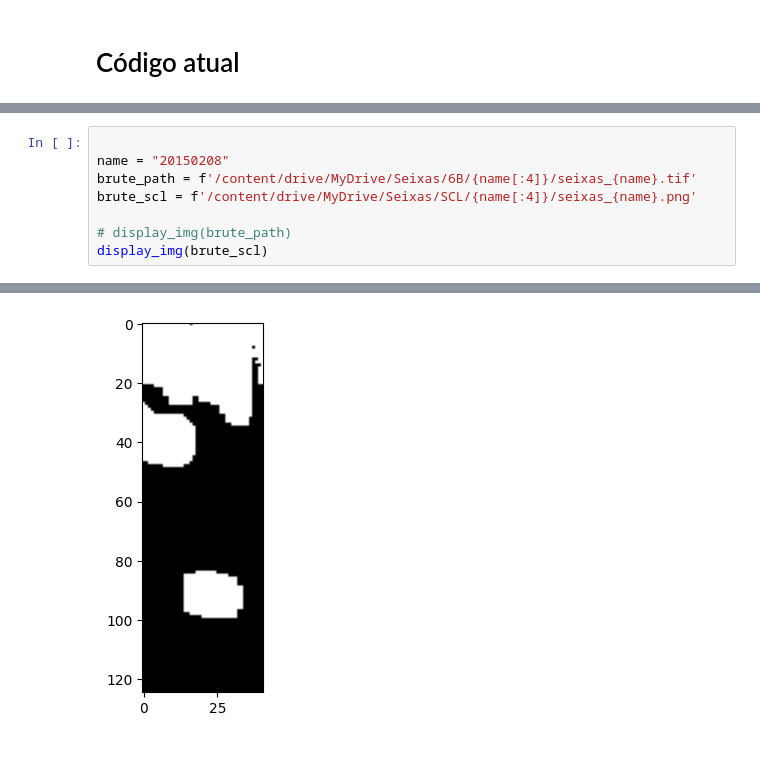
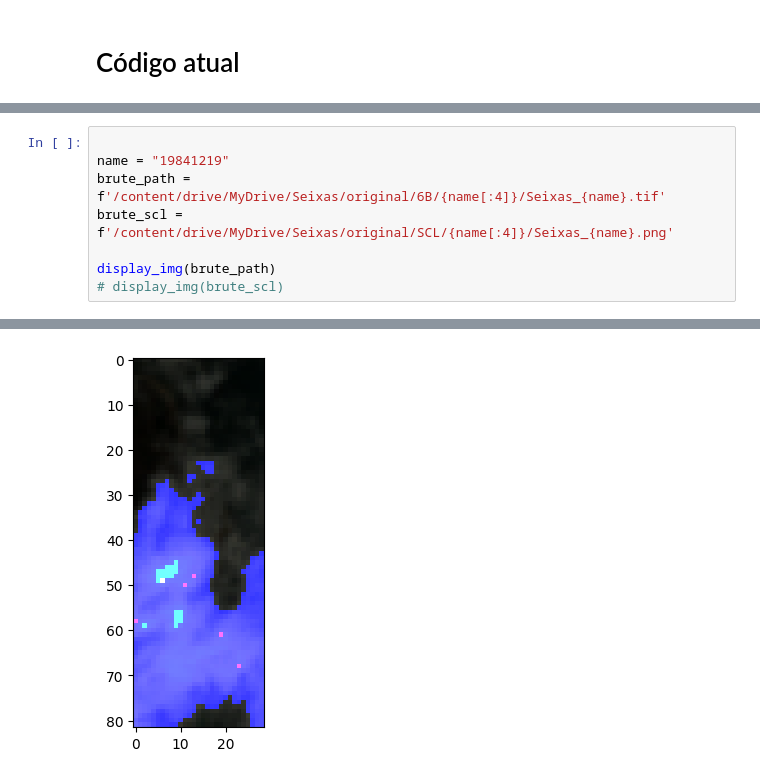
Before and after one commit to byteLm/rs, a Jupyter notebook: clean_clouds.ipynb, the cells around one changed output, grey strips where cells are left out. Cells and saved outputs as stored; diff of their text form.

```diff
--- a/clean_clouds.ipynb
+++ b/clean_clouds.ipynb
@@ -374,9 +451,9 @@ for internReservoir in listReservPath:
 # %%
 
-name = "20150208"
-brute_path = f'/content/drive/MyDrive/Seixas/6B/{name[:4]}/seixas_{name}.tif'
-brute_scl = f'/content/drive/MyDrive/Seixas/SCL/{name[:4]}/seixas_{name}.png'
+name = "19841219"
+brute_path = f'/content/drive/MyDrive/Seixas/original/6B/{name[:4]}/Seixas_{name}.tif'
+brute_scl = f'/content/drive/MyDrive/Seixas/original/SCL/{name[:4]}/Seixas_{name}.png'
 
-# display_img(brute_path)
-display_img(brute_scl)
+display_img(brute_path)
+# display_img(brute_scl)
 # %% [output]
@@ -383,4 +462,4 @@ display_img(brute_scl)
-[figure, old version]
+[figure, new version]
 # %%
 cleaned_6b = f'/content/drive/MyDrive/Seixas/Cleaned_with_QA/{name[:4]}/6B/{name}_6B.tif'
 cleaned_scl = f'/content/drive/MyDrive/Seixas/Cleaned_with_QA/{name[:4]}/SCL/{name}_SCL.png'
```
Also changed, not shown: parts of 12 cells of this notebook.
